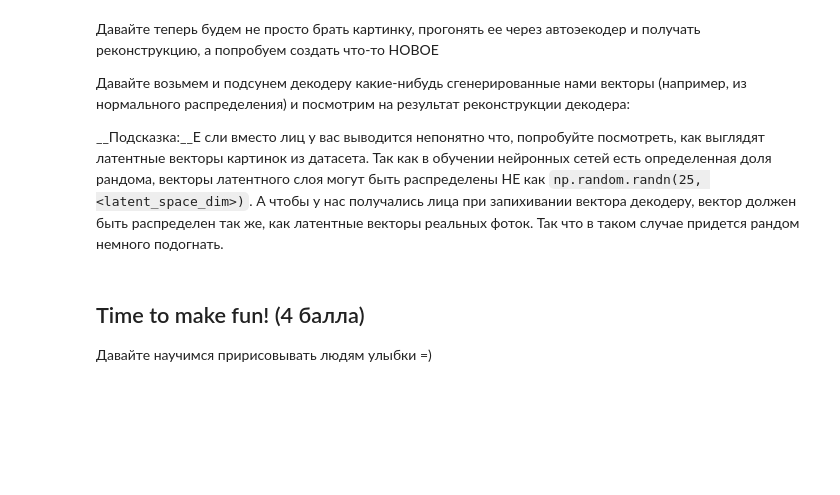
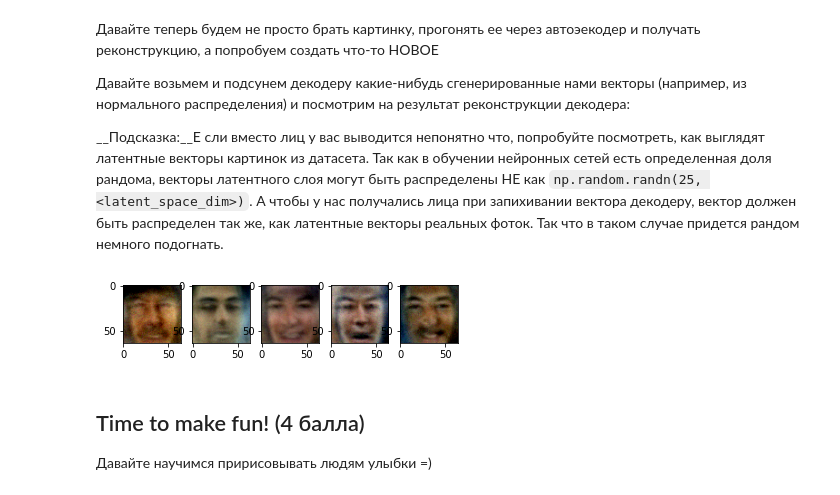
Before and after one commit to OlegTkhor/DLS_homework, a Jupyter notebook: [hw]autoencoders.ipynb, the cells around one changed output. Drawn from its saved outputs; the diff is of its cells as text; code cells hidden in the pictures; blank space fills up the shorter version.

```diff
--- a/[hw]autoencoders.ipynb
+++ b/[hw]autoencoders.ipynb
@@ -247,9 +246,19 @@ Not bad, right?
 __Подсказка:__Е сли вместо лиц у вас выводится непонятно что, попробуйте посмотреть, как выглядят латентные векторы картинок из датасета. Так как в обучении нейронных сетей есть определенная доля рандома, векторы латентного слоя могут быть распределены НЕ как `np.random.randn(25, <latent_space_dim>)`. А чтобы у нас получались лица при запихивании вектора декодеру, вектор должен быть распределен так же, как латентные векторы реальных фоток. Так что в таком случае придется рандом немного подогнать.
 # %%
 # сгенерируем 25 рандомных векторов размера latent_space
-z = np.random.randn(25, <latent_space_dim>)
-output = <скормите z декодеру>
-<выведите тут полученные картинки>
+z = np.random.randn(25, dim_code)
+output = model.decoder(torch.Tensor(z))
+# %%
+fig = plt.figure()
+ax = []
+for i in range(1,6):
+
+  picture = output[i].view(64,64,3).detach().numpy()
+  picture = np.clip(picture, 0,1)
+  ax.append(fig.add_subplot(150 + i))
+  ax[-1].imshow(picture)
+# %% [output]
+[figure, added]
 # %% [markdown]
 ## Time to make fun! (4 балла)
 
```
Also changed, not shown: parts of 5 cells of this notebook.
